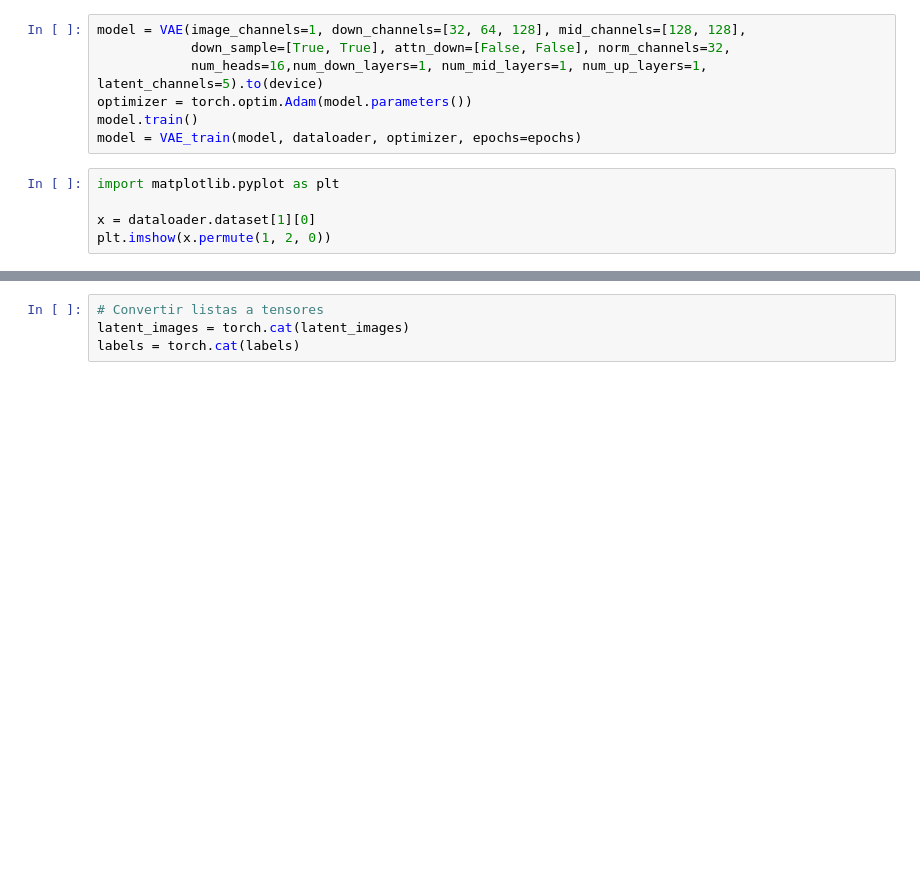
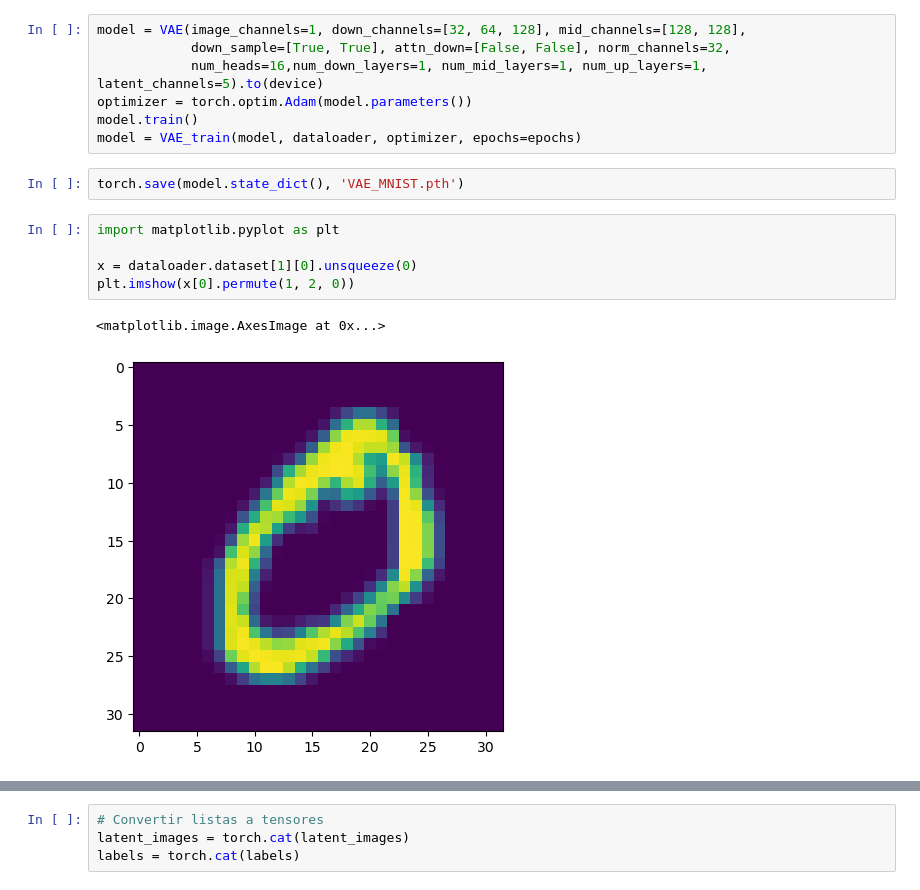
Before and after one commit to azcarriqui77/diffusion_models, a Jupyter notebook: ldp/prueba.ipynb, the cells around one changed output, grey strips where cells are left out. Saved outputs shown, nothing was run; the diff lists cells and outputs as text; blank space fills up the shorter version.

```diff
--- a/ldp/prueba.ipynb
+++ b/ldp/prueba.ipynb
@@ -56,11 +58,16 @@ model = VAE(image_channels=1, down_channels=[32, 64, 128], mid_channels=[128, 12
 optimizer = torch.optim.Adam(model.parameters())
 model.train()
 model = VAE_train(model, dataloader, optimizer, epochs=epochs)
+# %%
+torch.save(model.state_dict(), 'VAE_MNIST.pth')
 # %%
 import matplotlib.pyplot as plt
 
-x = dataloader.dataset[1][0]
-plt.imshow(x.permute(1, 2, 0))
+x = dataloader.dataset[1][0].unsqueeze(0)
+plt.imshow(x[0].permute(1, 2, 0))
+# %% [output]
+<matplotlib.image.AxesImage at 0x...>
+[figure, added]
 # %%
 model.eval()
 
```
Also changed, not shown: parts of 10 cells of this notebook, 2 other files.
